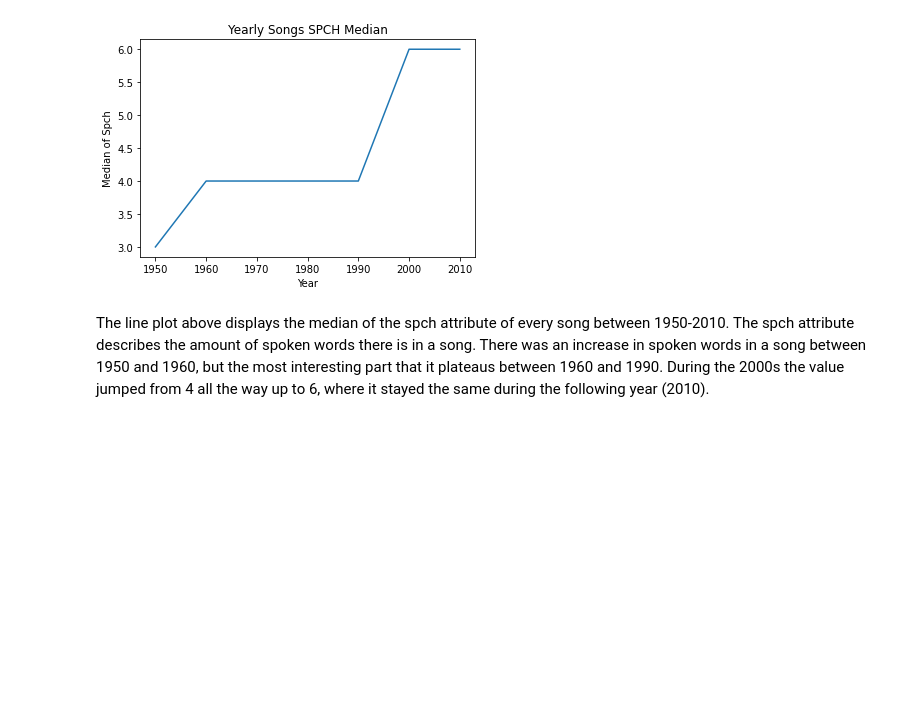
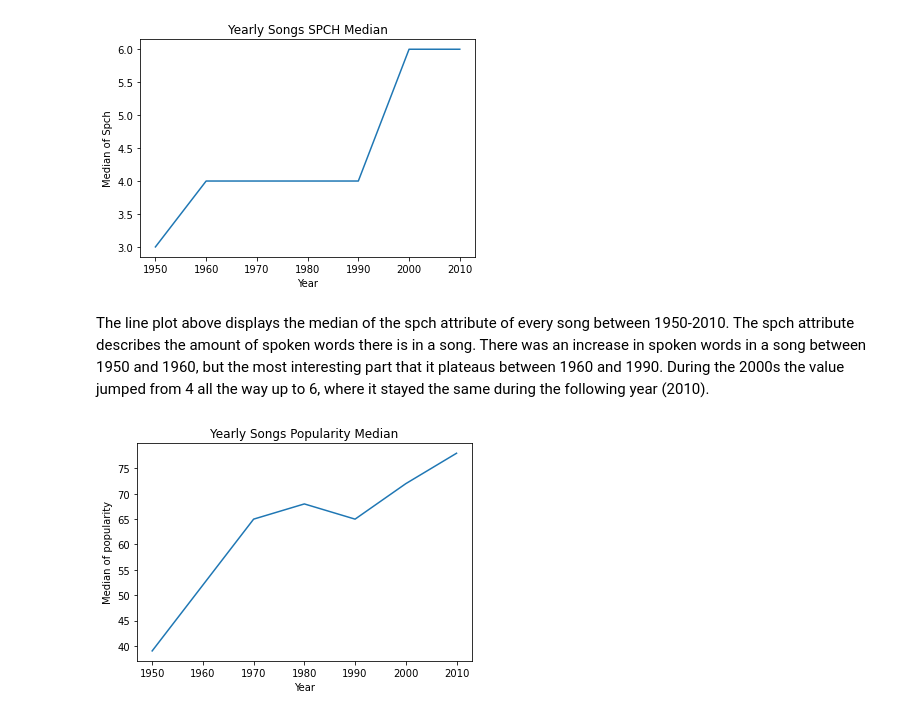
Before and after one commit to whenwe177/aids-final-project, a Jupyter notebook: ipynbs/combined_dataset.ipynb, the cells around one changed output. Cells and saved outputs as stored; diff of their text form; code cells hidden in the pictures; blank space fills up the shorter version.

Commit message:
Add popularity trend analysis

```diff
--- a/ipynbs/combined_dataset.ipynb
+++ b/ipynbs/combined_dataset.ipynb
@@ -261,3 +263,15 @@ plt.show()
 [figure]
 # %% [markdown]
 The line plot above displays the median of the spch attribute of every song between 1950-2010. The spch attribute describes the amount of spoken words there is in a song. There was an increase in spoken words in a song between 1950 and 1960, but the most interesting part that it plateaus between 1960 and 1990. During the 2000s the value jumped from 4 all the way up to 6, where it stayed the same during the following year (2010).
+# %%
+year = ['1950', '1960', '1970', '1980', '1990', '2000', '2010']
+
+medians = aggregated_df.groupby('decade')['popularity'].median()
+
+plt.plot(year, medians)
+plt.xlabel('Year')
+plt.ylabel('Median of popularity')
+plt.title('Yearly Songs Popularity Median')
+plt.show()
+# %% [output]
+[figure, added]
```
Also changed, not shown: parts of 4 cells of this notebook.
